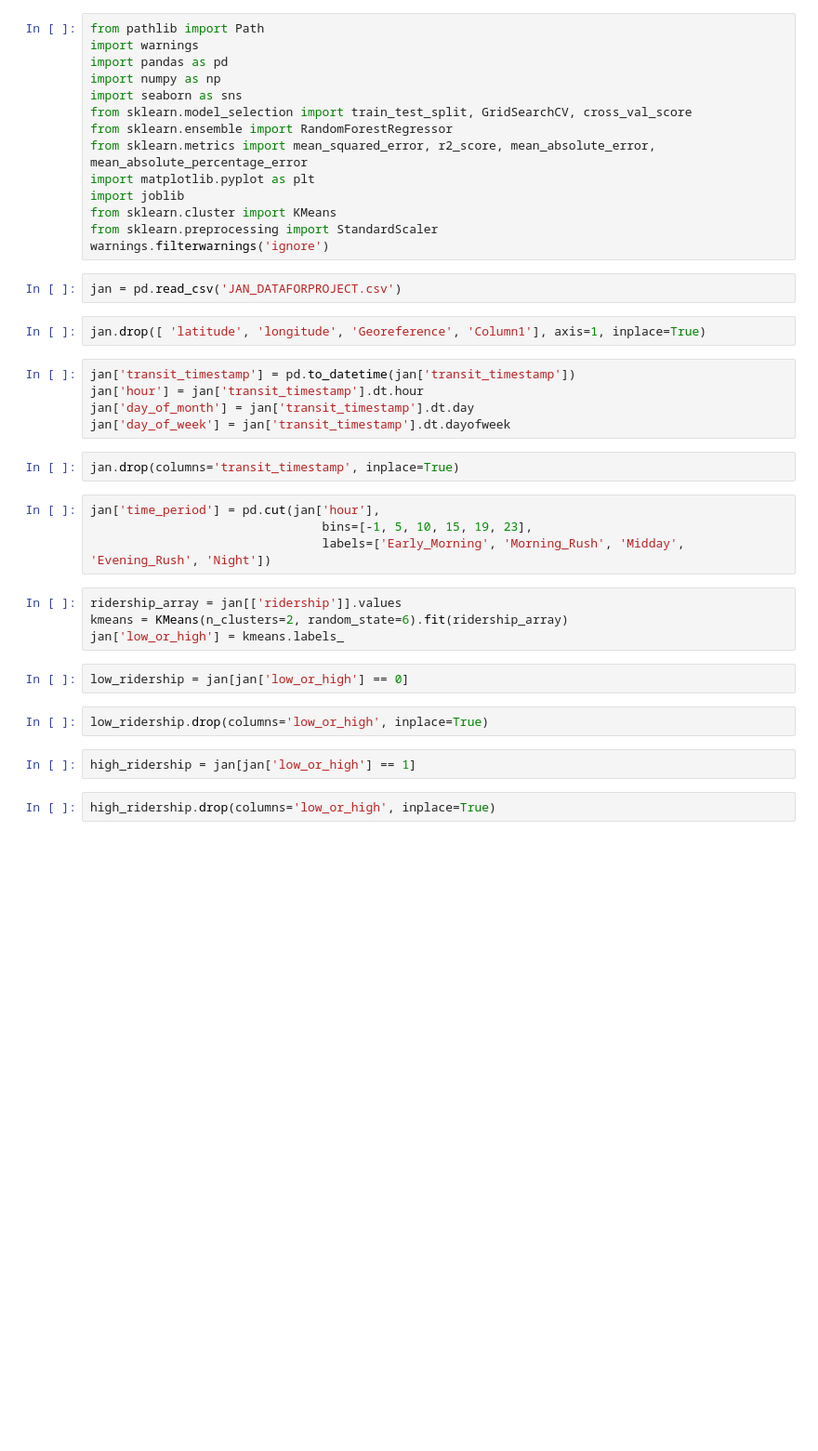
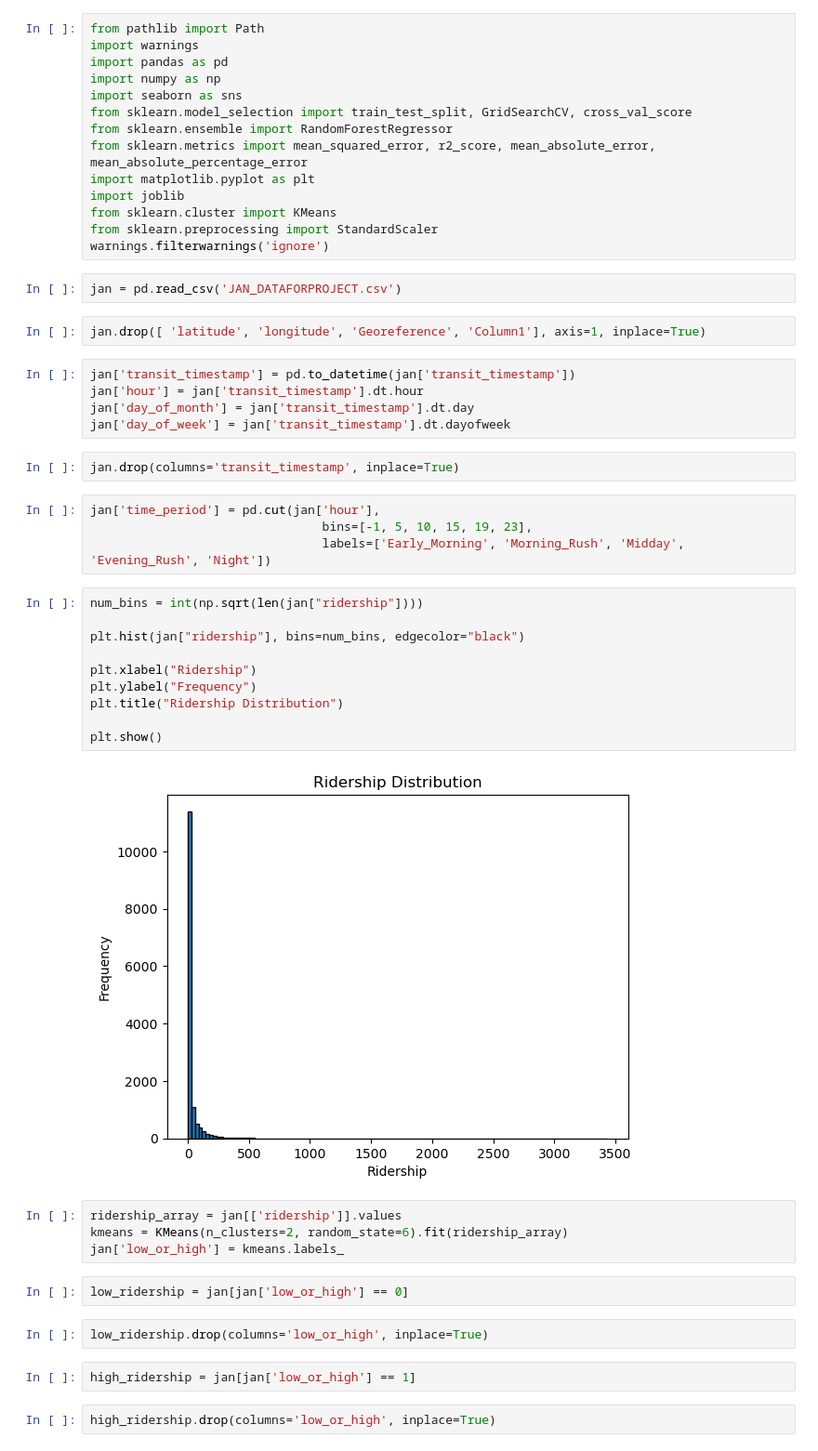
Before and after one commit to Jhalpern6/Jhalpern6, a Jupyter notebook: Data Mining Final Course Project/RidershipModel.ipynb, the cells around one changed output. Shown at 93% size. Cells and saved outputs as stored; diff of their text form; blank space fills up the shorter version.

```diff
--- a/Data Mining Final Course Project/RidershipModel.ipynb
+++ b/Data Mining Final Course Project/RidershipModel.ipynb
@@ -27,6 +27,18 @@ jan.drop(columns='transit_timestamp', inplace=True)
 jan['time_period'] = pd.cut(jan['hour'],
                                 bins=[-1, 5, 10, 15, 19, 23],
                                 labels=['Early_Morning', 'Morning_Rush', 'Midday', 'Evening_Rush', 'Night'])
+# %%
+num_bins = int(np.sqrt(len(jan["ridership"])))
+
+plt.hist(jan["ridership"], bins=num_bins, edgecolor="black")
+
+plt.xlabel("Ridership")
+plt.ylabel("Frequency")
+plt.title("Ridership Distribution")
+
+plt.show()
+# %% [output]
+[figure, added]
 # %%
 ridership_array = jan[['ridership']].values
 kmeans = KMeans(n_clusters=2, random_state=6).fit(ridership_array)
```
Also changed, not shown: parts of 1 cell of this notebook, 1 other file.
